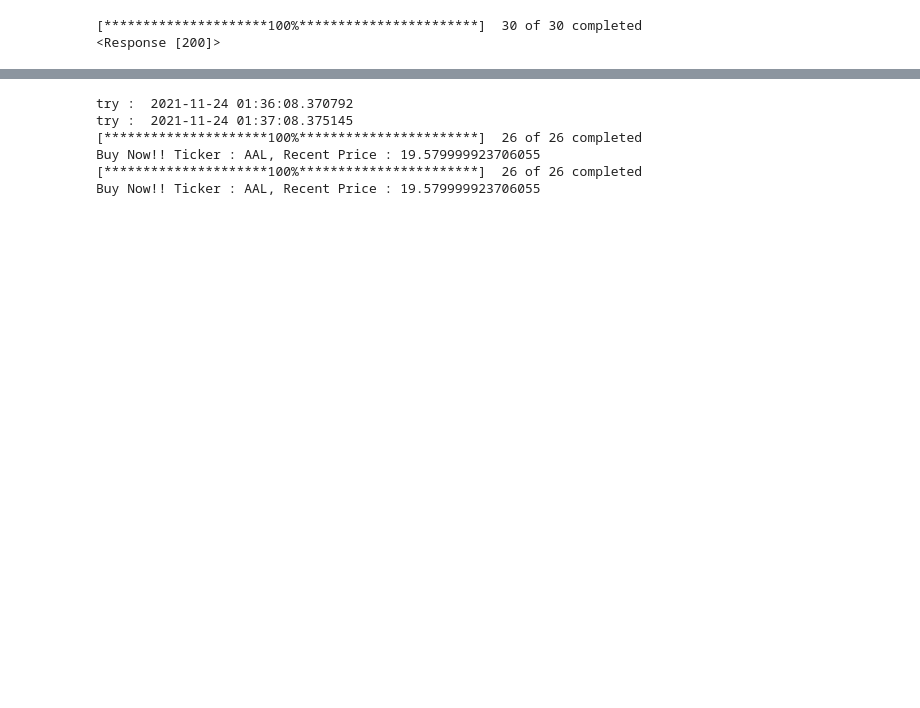
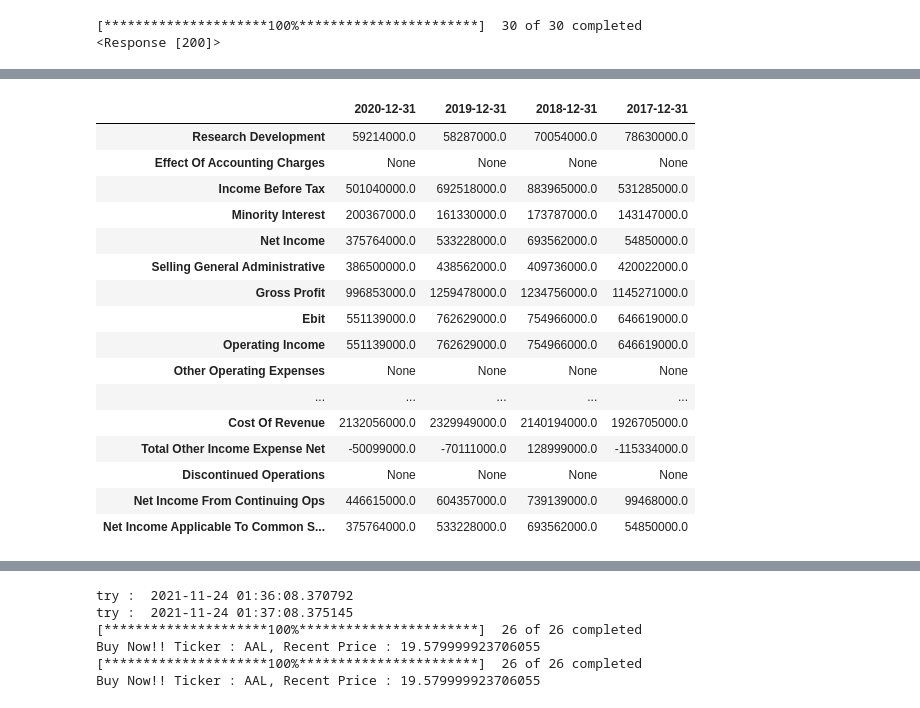
Before and after one commit to GIMINSU/DataAnalysis, a Jupyter notebook: financedatareader.ipynb, the cells around one changed output, grey strips where cells are left out. Drawn from its saved outputs; the diff is of its cells as text; code cells hidden in the pictures; blank space fills up the shorter version.

```diff
--- a/financedatareader.ipynb
+++ b/financedatareader.ipynb
@@ -382,0 +358,3 @@ IndexError: single positional indexer is out-of-bounds
+# %%
+alb = yf.Ticker('ALB')
+alb
@@ -382,0 +416,20 @@ IndexError: single positional indexer is out-of-bounds
+# %%
+alb.financials
+# %% [output]
+|  | 2020-12-31 | 2019-12-31 | 2018-12-31 | 2017-12-31 |
+| Research Development | 59214000.0 | 58287000.0 | 70054000.0 | 78630000.0 |
+| Effect Of Accounting Charges | None | None | None | None |
+| Income Before Tax | 501040000.0 | 692518000.0 | 883965000.0 | 531285000.0 |
+| Minority Interest | 200367000.0 | 161330000.0 | 173787000.0 | 143147000.0 |
+| Net Income | 375764000.0 | 533228000.0 | 693562000.0 | 54850000.0 |
+| Selling General Administrative | 386500000.0 | 438562000.0 | 409736000.0 | 420022000.0 |
+| Gross Profit | 996853000.0 | 1259478000.0 | 1234756000.0 | 1145271000.0 |
+| Ebit | 551139000.0 | 762629000.0 | 754966000.0 | 646619000.0 |
+| Operating Income | 551139000.0 | 762629000.0 | 754966000.0 | 646619000.0 |
+| Other Operating Expenses | None | None | None | None |
+| ... | ... | ... | ... | ... |
+| Cost Of Revenue | 2132056000.0 | 2329949000.0 | 2140194000.0 | 1926705000.0 |
+| Total Other Income Expense Net | -50099000.0 | -70111000.0 | 128999000.0 | -115334000.0 |
+| Discontinued Operations | None | None | None | None |
+| Net Income From Continuing Ops | 446615000.0 | 604357000.0 | 739139000.0 | 99468000.0 |
+| Net Income Applicable To Common S... | 375764000.0 | 533228000.0 | 693562000.0 | 54850000.0 |
```
Also changed, not shown: parts of 14 cells of this notebook.
